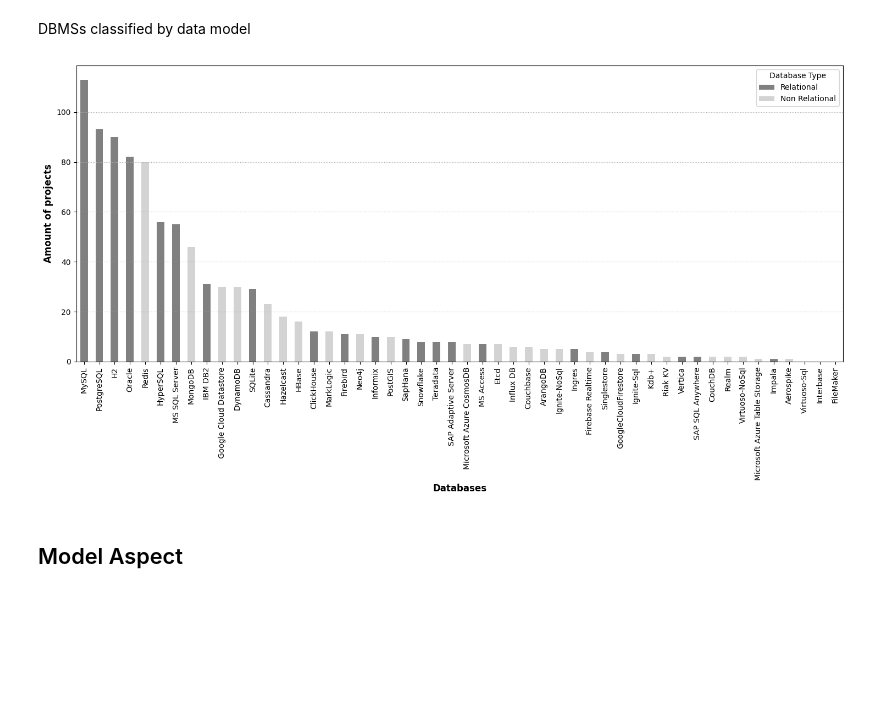
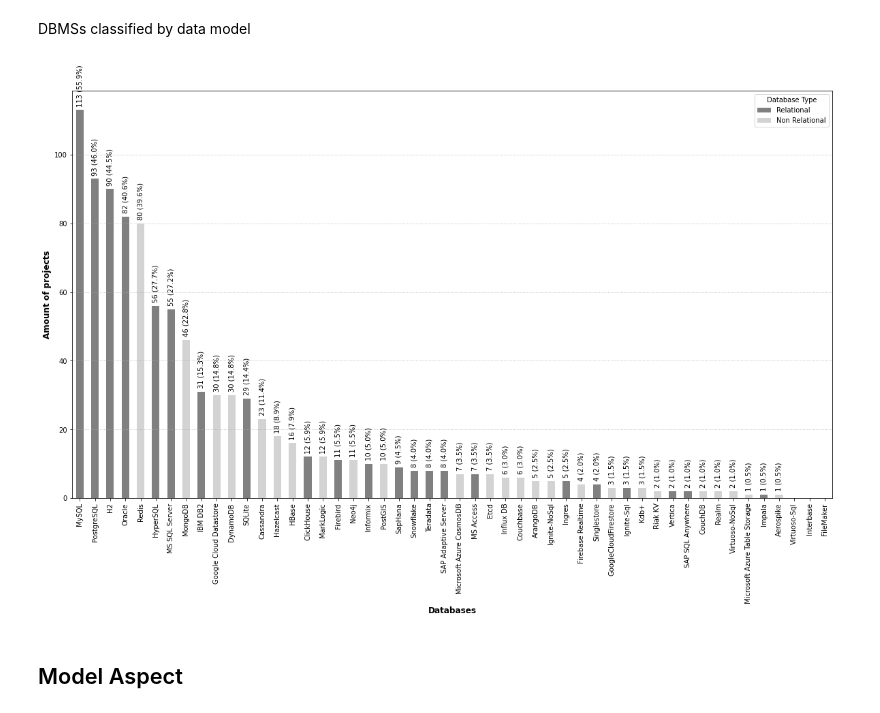
Before and after one commit to gems-uff/db-mining, a Jupyter notebook: src/rq1_popularity/popularity.ipynb, the cells around one changed output. Drawn from its saved outputs; the diff is of its cells as text; code cells hidden in the pictures; blank space fills up the shorter version.

```diff
--- a/src/rq1_popularity/popularity.ipynb
+++ b/src/rq1_popularity/popularity.ipynb
@@ -303,40 +287,43 @@ DBMSs classified by data model
 df_graph = db_types[['Model', 'Relational', 'Non Relational']].copy()
 df_graph['Amount of Projects'] = db_types['Relational'] + db_types['Non Relational']
 #df_graph.drop(['Ignite-NoSql'], inplace=True)  # Remover banco específico
 #df_graph.drop(['Ignite'], inplace=True)  # Remover banco específico
 #df_graph.drop(['Virtuoso'], inplace=True)  # Remover banco específico
 #df_graph.drop(['Virtuoso-NoSql'], inplace=True)  # Remover banco específico
 #df_graph.rename(columns={'name': 'Projects'}, inplace=True)
 
 df_graph = df_graph.sort_values(by='Amount of Projects', ascending=False)
 
 # Define uma paleta de cores
 plt.rc('axes', prop_cycle=plt.cycler('color', ['gray', 'lightgray']))
 
 # Cria o gráfico de barras empilhadas
-ax = df_graph.plot(y=['Relational', 'Non Relational'], kind='bar', stacked=True, figsize=(18, 7))
+ax = df_graph.plot(y=['Relational', 'Non Relational'], kind='bar', stacked=True, figsize=(20, 11))
 ax.legend(title="Database Type")
 # Configurações do eixo
 ax.set_xlabel("Databases", fontsize=12, fontweight='bold')
 ax.set_ylabel("Amount of projects", fontsize=12, fontweight='bold')
 
 # Remove as anotações (números) nas barras
-# for i in ax.patches:
-#     if i.get_height() != 0:
-#         ax.annotate(str(int(i.get_height())), (i.get_x() + i.get_width() / 2, i.get_height()),
-#                     ha='center', va='baseline', fontsize=10, color='black',
-#                     xytext=(0, 1), textcoords='offset points')
+for i in ax.patches:
+     if i.get_height() != 0:
+         percentage = round((int(i.get_height()) / 202) * 100, 2) #202 é o número de projetos com BD. Voltar aqui para calcular de forma dinâmnica.
+         total = int(i.get_height())
+         annotateResult = f"{total} ({percentage:.1f}%)"
+         ax.annotate(str(annotateResult), (i.get_x() + i.get_width() / 2, i.get_height()),
+                     ha='center', va='baseline', fontsize=10, color='black',
+                     xytext=(0, 7), textcoords='offset points', rotation=90)
 
 # Adiciona grid pontilhado no eixo Y
 plt.grid(axis='y', linestyle=':', linewidth=0.8)
 
 # Salvar como PDF
 plt.savefig(IMAGES_DIR + "/relation_and_nonRelational.pdf", format="pdf", bbox_inches="tight")
 plt.show()
 
 #juntas os bancos SQL e Não SQL
 # %% [output]
-[figure, old version]
+[figure, new version]
 # %% [markdown]
 ## Model Aspect
 # %% [markdown]
```
Also changed, not shown: parts of 7 cells of this notebook, 7 other files.
